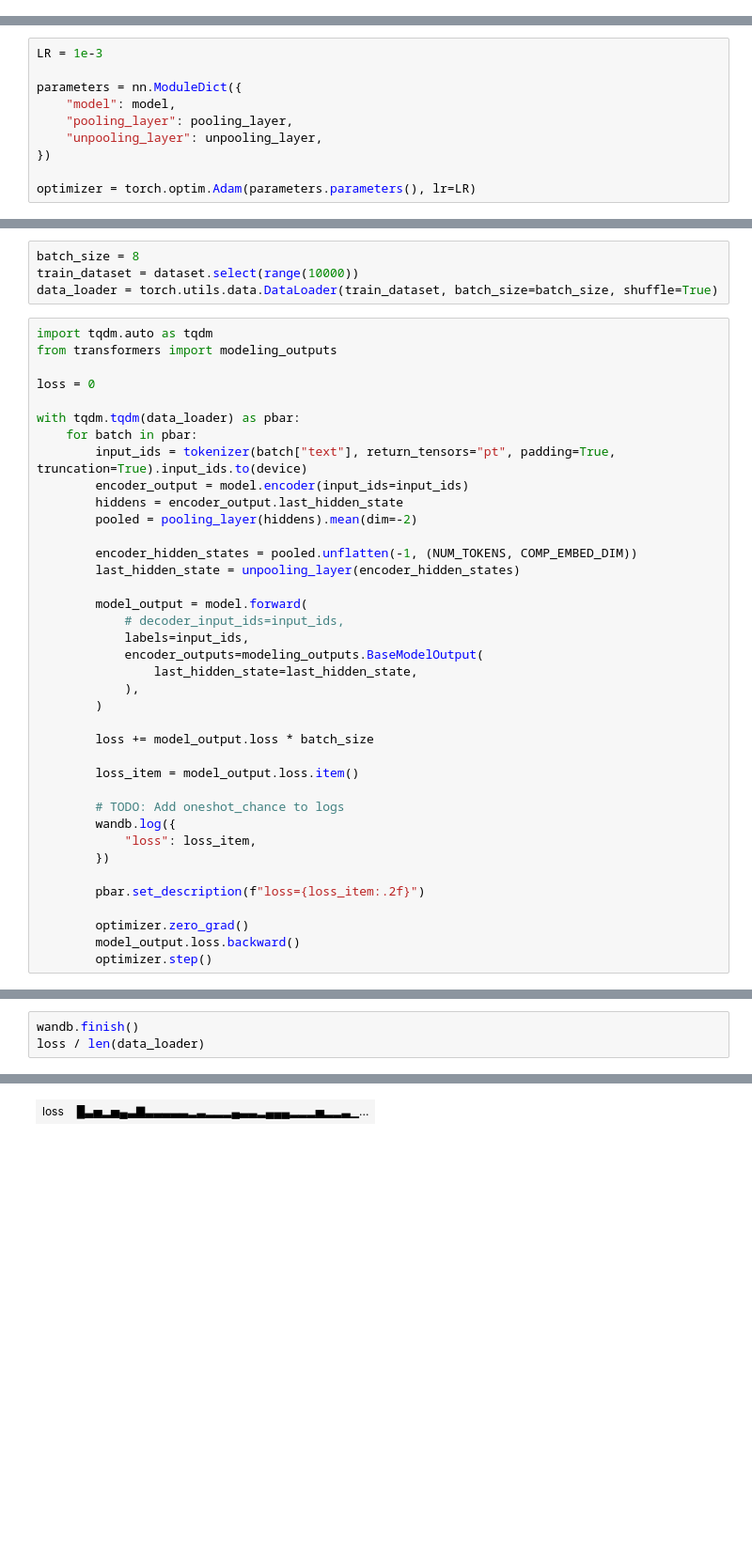
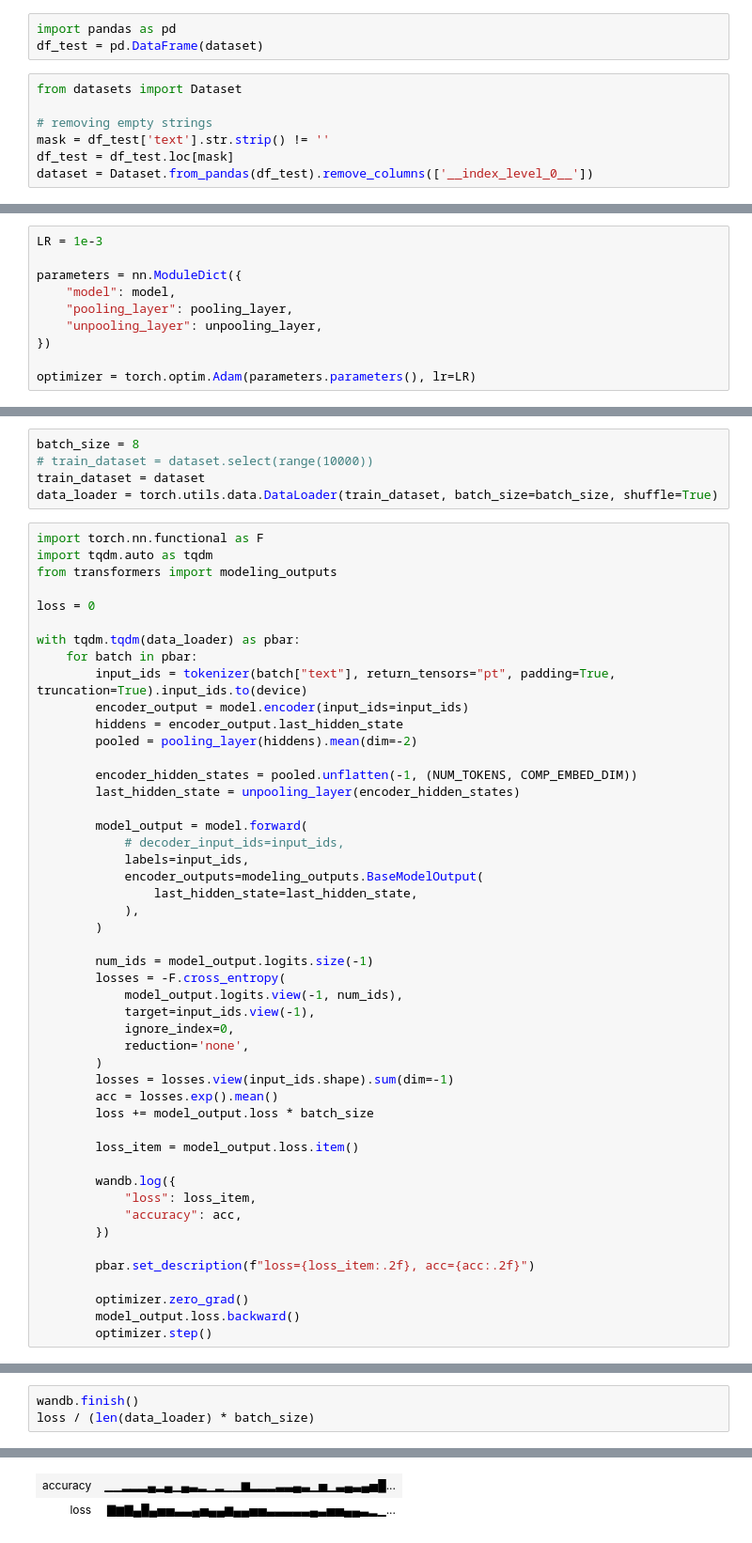
Before and after one commit to khoda81/dethcod, a Jupyter notebook: DETHCOD_demo.ipynb, the cells around one changed output, grey strips where cells are left out. Shown at 94% size. Saved outputs shown, nothing was run; the diff lists cells and outputs as text; blank space fills up the shorter version.

Commit message:
Implemented generation Added accuracy to wandb

```diff
--- a/DETHCOD_demo.ipynb
+++ b/DETHCOD_demo.ipynb
@@ -131,0 +152,10 @@ dataset = dataset["train"]
+# %%
+import pandas as pd
+df_test = pd.DataFrame(dataset)
+# %%
+from datasets import Dataset
+
+# removing empty strings
+mask = df_test['text'].str.strip() != ''
+df_test = df_test.loc[mask]
+dataset = Dataset.from_pandas(df_test).remove_columns(['__index_level_0__'])
@@ -157,8 +195,10 @@ View run at https://wandb.ai/chihuahuas/DETHCOD/runs/jay5epr2
 # %%
 batch_size = 8
-train_dataset = dataset.select(range(10000))
+# train_dataset = dataset.select(range(10000))
+train_dataset = dataset
 data_loader = torch.utils.data.DataLoader(train_dataset, batch_size=batch_size, shuffle=True)
 # %%
+import torch.nn.functional as F
 import tqdm.auto as tqdm
 from transformers import modeling_outputs
 
@@ -182,16 +222,25 @@ with tqdm.tqdm(data_loader) as pbar:
             ),
         )
 
+        num_ids = model_output.logits.size(-1)
+        losses = -F.cross_entropy(
+            model_output.logits.view(-1, num_ids),
+            target=input_ids.view(-1),
+            ignore_index=0,
+            reduction='none',
+        )
+        losses = losses.view(input_ids.shape).sum(dim=-1)
+        acc = losses.exp().mean()
         loss += model_output.loss * batch_size
 
         loss_item = model_output.loss.item()
 
-        # TODO: Add oneshot_chance to logs
         wandb.log({
             "loss": loss_item,
+            "accuracy": acc,
         })
 
-        pbar.set_description(f"loss={loss_item:.2f}")
+        pbar.set_description(f"loss={loss_item:.2f}, acc={acc:.2f}")
 
         optimizer.zero_grad()
         model_output.loss.backward()
@@ -199,7 +250,8 @@ with tqdm.tqdm(data_loader) as pbar:
 # %%
 wandb.finish()
-loss / len(data_loader)
+loss / (len(data_loader) * batch_size)
 # %% [output]
 Run history:
-| loss | █▃▅▂▅▄▃▇▃▃▃▃▃▂▃▂▂▂▄▃▃▂▄▄▄▂▂▂▅▂▂▃▁... |
+| accuracy | ▁▁▂▂▂▄▂▄▁▄▃▂▁▂▁▁▆▂▂▂▃▃▄▃▁▅▁▃▄▃▄▅█... |
+| loss | ▇▆▇▄█▄▅▅▃▃▄▅▄▄▆▄▄▅▅▃▃▃▃▃▄▃▅▅▄▄▃▂▁... |
 Run summary:
```
Also changed, not shown: parts of 18 cells of this notebook.
